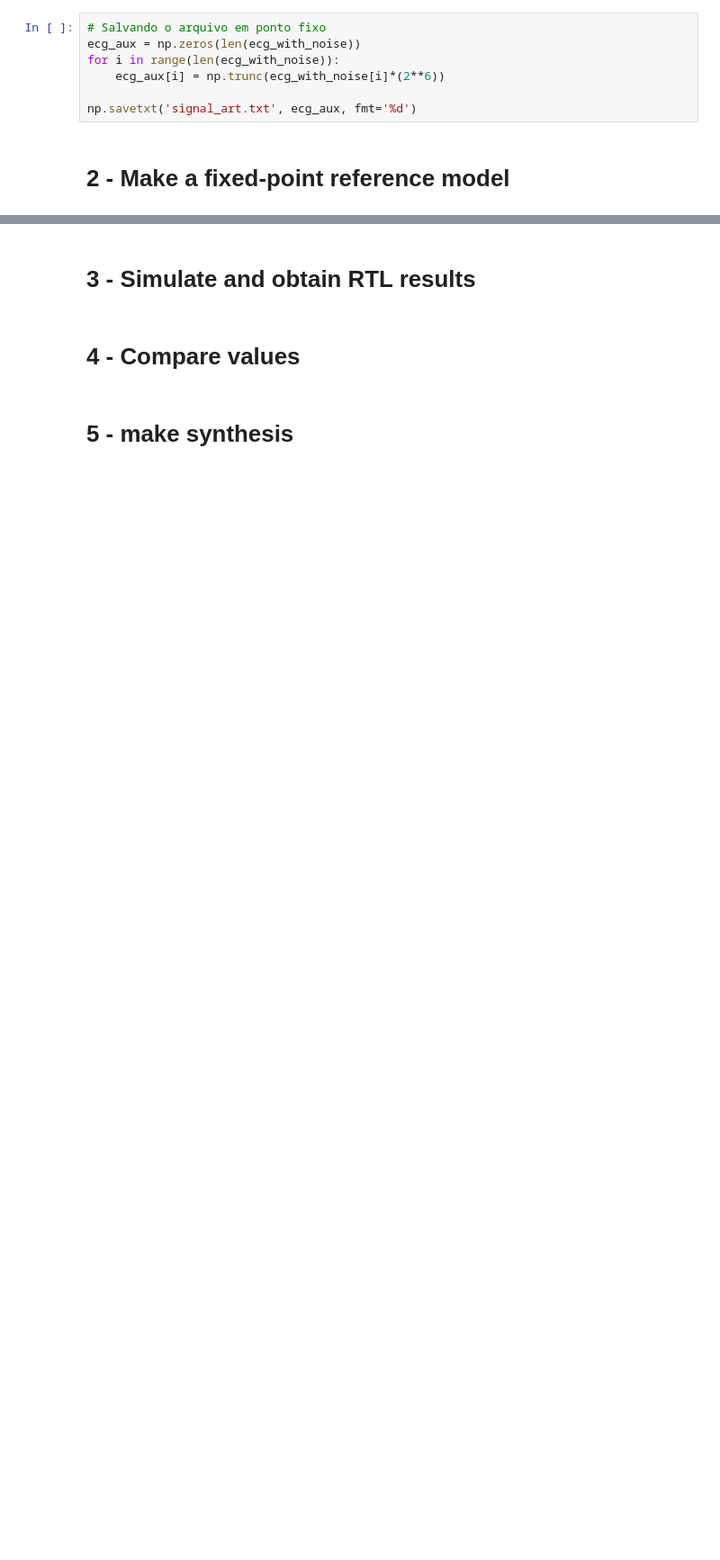
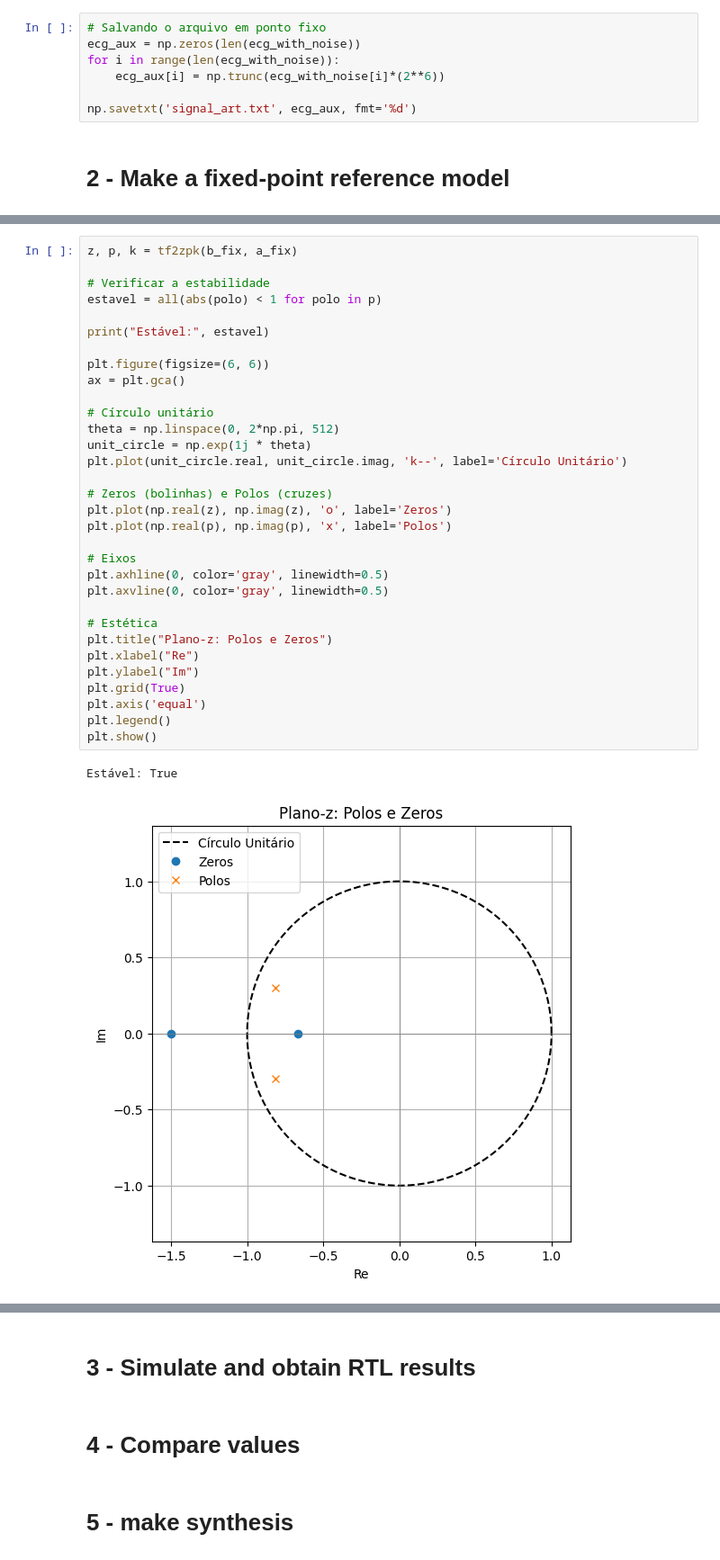
Before and after one commit to cordeiroewerton/TCC, a Jupyter notebook: Python/step_by_step.ipynb, the cells around one changed output, grey strips where cells are left out. Shown at 90% size. Drawn from its saved outputs; the diff is of its cells as text; blank space fills up the shorter version.

```diff
--- a/Python/step_by_step.ipynb
+++ b/Python/step_by_step.ipynb
@@ -122,0 +157,35 @@ plt.show()
+# %%
+z, p, k = tf2zpk(b_fix, a_fix)
+
+# Verificar a estabilidade
+estavel = all(abs(polo) < 1 for polo in p)
+
+print("Estável:", estavel)
+
+plt.figure(figsize=(6, 6))
+ax = plt.gca()
+
+# Círculo unitário
+theta = np.linspace(0, 2*np.pi, 512)
+unit_circle = np.exp(1j * theta)
+plt.plot(unit_circle.real, unit_circle.imag, 'k--', label='Círculo Unitário')
+
+# Zeros (bolinhas) e Polos (cruzes)
+plt.plot(np.real(z), np.imag(z), 'o', label='Zeros')
+plt.plot(np.real(p), np.imag(p), 'x', label='Polos')
+
+# Eixos
+plt.axhline(0, color='gray', linewidth=0.5)
+plt.axvline(0, color='gray', linewidth=0.5)
+
+# Estética
+plt.title("Plano-z: Polos e Zeros")
+plt.xlabel("Re")
+plt.ylabel("Im")
+plt.grid(True)
+plt.axis('equal')
+plt.legend()
+plt.show()
+# %% [output]
+Estável: True
+[figure, added]
```
Also changed, not shown: parts of 9 cells of this notebook, 1 other file.
